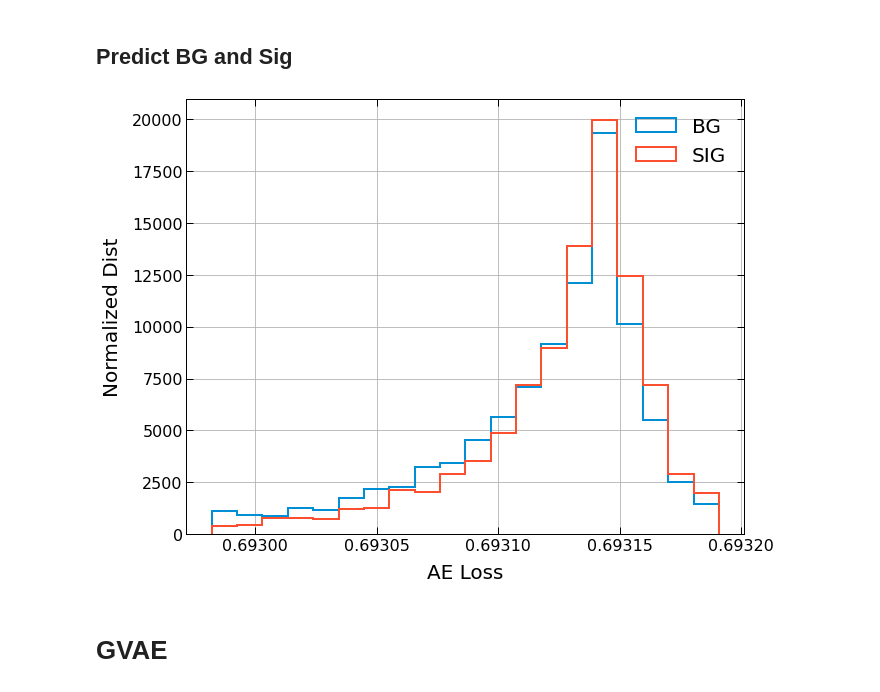
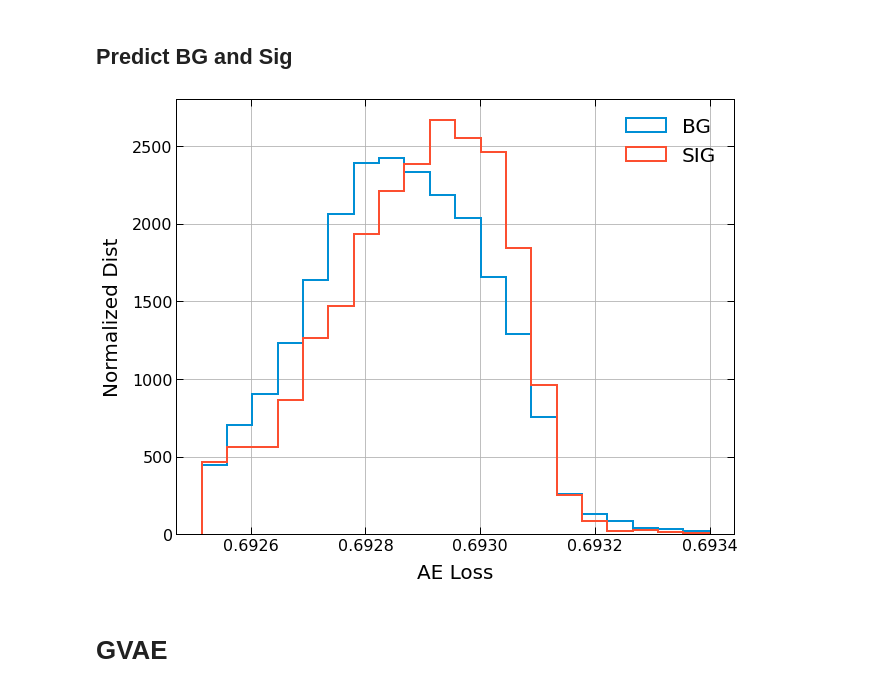
Before and after one commit to nadya-chernyavskaya/ADgvae, a Jupyter notebook: GCN_VAE.ipynb, the cells around one changed output. Saved outputs shown, nothing was run; the diff lists cells and outputs as text; code cells hidden in the pictures.

```diff
--- a/GCN_VAE.ipynb
+++ b/GCN_VAE.ipynb
@@ -62,5 +62,5 @@ print(particles_bg.shape, A_tilde_bg.shape, A_bg.shape)
 # Autoencoder
 # %%
 gnn = models.GraphAutoencoder(nodes_n=nodes_n, feat_sz=feat_sz, activation=tf.nn.tanh)
-gnn.compile(optimizer=tf.keras.optimizers.Adam(learning_rate=0.001), run_eagerly=True)  #learning rate 0.001 worked
+gnn.compile(optimizer=tf.keras.optimizers.Adam(learning_rate=0.01), run_eagerly=True)
 # %% [output]
@@ -109,23 +112,23 @@ z_bg_test, A_pred_bg_test = gnn((particles_bg_test, A_tilde_bg_test))
 loss_signal_gnn = tf.math.reduce_mean(tf.nn.sigmoid_cross_entropy_with_logits(A_sig, A_pred_sig), axis=(1,2)).numpy() #predicted adjecny, but not set to 0/1 yet
 loss_bg_gnn = tf.math.reduce_mean(tf.nn.sigmoid_cross_entropy_with_logits(A_bg_test, A_pred_bg_test), axis=(1,2)).numpy()
 # %%
-max_score = np.quantile(loss_signal_gnn,0.98)#,np.max(loss_bg_dist))
+max_score = np.quantile(loss_signal_gnn,0.999)#,np.max(loss_bg_dist))
 min_score = np.quantile(loss_bg_gnn,0.05)#,np.max(loss_bg_dist))
 bins = 20
 # plot BG
 plt.figure()
 plt.hist(loss_bg_gnn, bins=bins, label='BG', density=True, range=(min_score, max_score),
          histtype='step', fill=False, linewidth=2)
 plt.hist(loss_signal_gnn, bins=bins, label='SIG', density=True, range=(min_score, max_score),
          histtype='step', fill=False, linewidth=2)
 #plt.semilogy()
 plt.xlabel("AE Loss")
 plt.ylabel("Normalized Dist")
 plt.grid(True)
 plt.legend(loc='upper right')
 plt.show()
 # %% [output]
-[figure, old version]
+[figure, new version]
 # %% [markdown]
 # GVAE
 # %%
```
Also changed, not shown: parts of 4 cells of this notebook.
